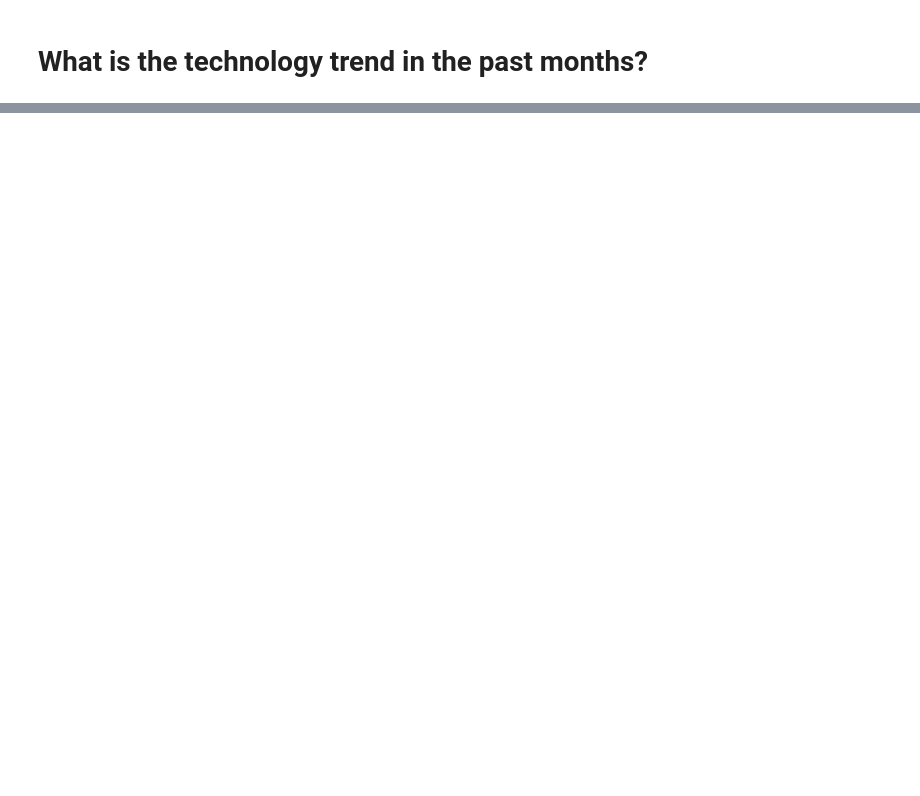
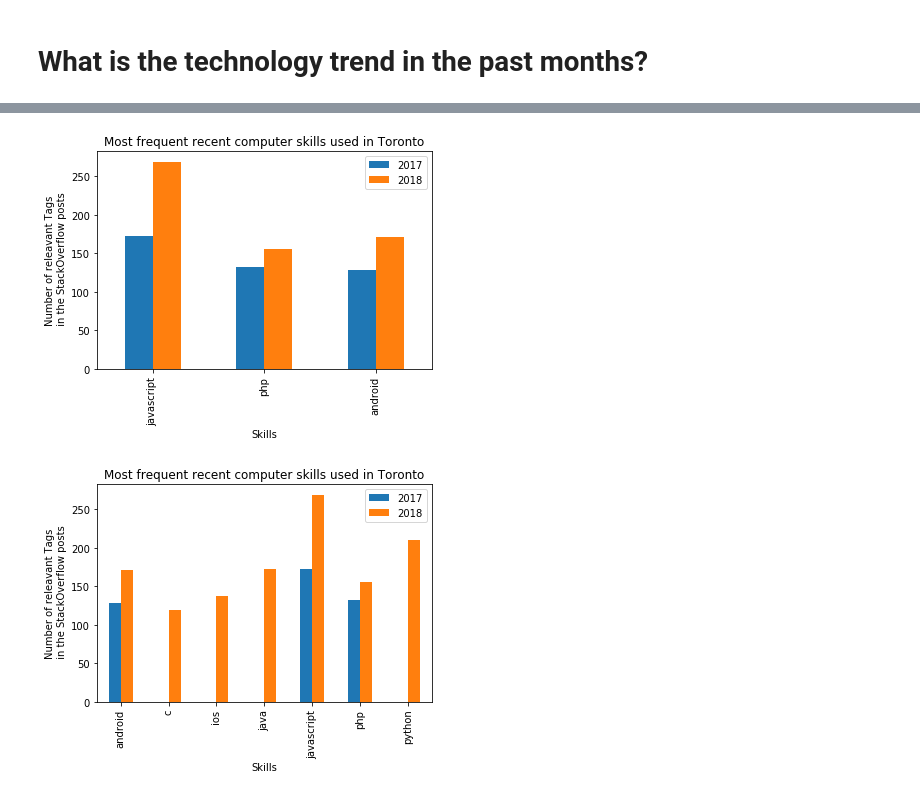
Before and after one commit to SMarjanAlavi/Stack, a Jupyter notebook: StackCity.ipynb, the cells around one changed output, grey strips where cells are left out. Cells and saved outputs as stored; diff of their text form; code cells hidden in the pictures; blank space fills up the shorter version.

```diff
--- a/StackCity.ipynb
+++ b/StackCity.ipynb
@@ -179,0 +99,37 @@ xcode            15.0    NaN      NaN
+# %%
+df5 = df.loc[:, ['Date','TagName','TagId']].sort_values(('Date'),ascending=False)
+#print('df5\n', df5.head())
+df6 = df5
+df6['Date'] = pd.to_datetime(df6.Date, format='%Y-%m-%d')
+df6['Year'] = pd.DatetimeIndex(df6['Date']).year
+df6['Month'] = pd.DatetimeIndex(df6['Date']).month
+df6['Week'] = pd.DatetimeIndex(df6['Date']).week
+df6['Day'] = pd.DatetimeIndex(df6['Date']).day
+df7 = df6.loc[:,['Year', 'TagName', 'TagId']]
+#print(df7.head())
+df8 = df7.groupby(['TagName', 'Year']).agg({'count'}).sort_values(('TagId','count'),ascending=False).head(10)
+#print('df8', df8)
+#df8.shape
+#df8.info()
+Y2017 = df8.xs(2017, level = 1)
+Y2018 = df8.xs(2018, level = 1)
+#print(Y2017)
+#print(Y2018)
+result = pd.concat([Y2017,Y2018], axis=1, join='inner')
+symbols = ['2017', '2018']
+result.columns = symbols
+#print(result)
+fig = result.plot.bar(title = 'Most frequent recent computer skills used in Toronto');
+fig.set_xlabel("Skills");
+fig.set_ylabel("Number of releavant Tags\n in the StackOverflow posts");
+
+result = pd.concat([Y2017,Y2018], axis=1, join='outer')
+symbols = ['2017', '2018']
+result.columns = symbols
+#print(result)
+fig = result.plot.bar(title = 'Most frequent recent computer skills used in Toronto');
+fig.set_xlabel("Skills");
+fig.set_ylabel("Number of releavant Tags\n in the StackOverflow posts");
+# %% [output]
+[figure, added]
+[figure, added]
```
Also changed, not shown: parts of 14 cells of this notebook.
